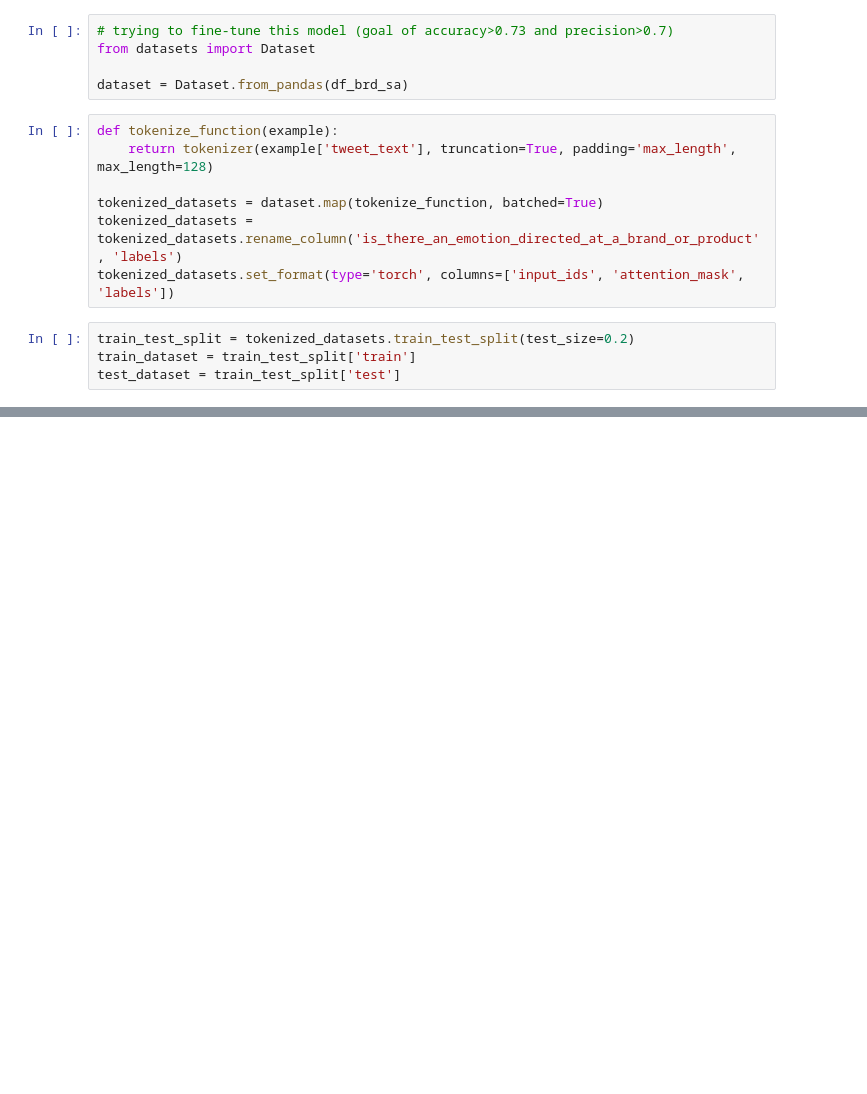
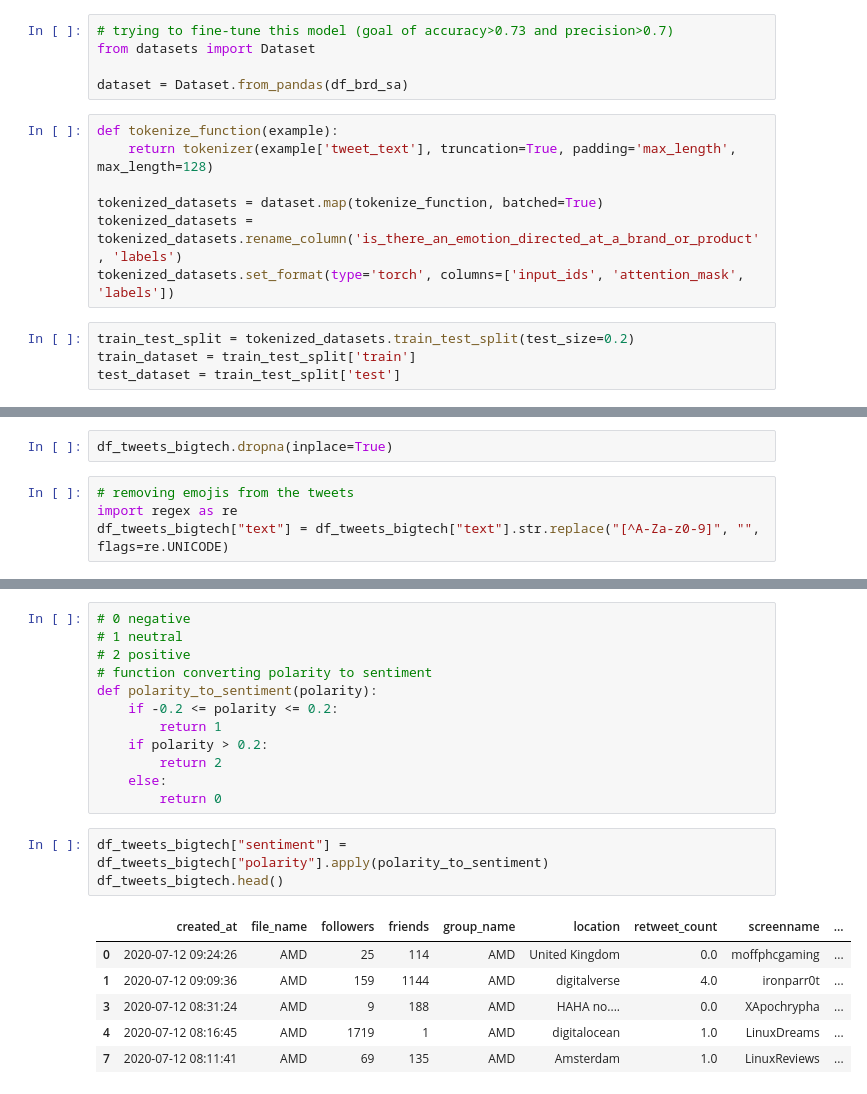
Before and after one commit to GeorgH02/thesis-code-3, a Jupyter notebook: SA BERT.ipynb, the cells around one changed output, grey strips where cells are left out. Cells and saved outputs as stored; diff of their text form; blank space fills up the shorter version.

```diff
--- a/SA BERT.ipynb
+++ b/SA BERT.ipynb
@@ -417,0 +483,6 @@ wandb: Paste an API key from your profile and hit enter, or press ctrl+c to quit
+# %%
+df_tweets_bigtech.dropna(inplace=True)
+# %%
+# removing emojis from the tweets
+import regex as re
+df_tweets_bigtech["text"] = df_tweets_bigtech["text"].str.replace("[^A-Za-z0-9]", "", flags=re.UNICODE)
@@ -417,0 +496,22 @@ wandb: Paste an API key from your profile and hit enter, or press ctrl+c to quit
+# %%
+# 0 negative
+# 1 neutral
+# 2 positive
+# function converting polarity to sentiment
+def polarity_to_sentiment(polarity):
+    if -0.2 <= polarity <= 0.2:
+        return 1
+    if polarity > 0.2:
+        return 2
+    else:
+        return 0
+# %%
+df_tweets_bigtech["sentiment"] = df_tweets_bigtech["polarity"].apply(polarity_to_sentiment)
+df_tweets_bigtech.head()
+# %% [output]
+|  | created_at | file_name | followers | friends | group_name | location | retweet_count | screenname | ... |
+| 0 | 2020-07-12 09:24:26 | AMD | 25 | 114 | AMD | United Kingdom | 0.0 | moffphcgaming | ... |
+| 1 | 2020-07-12 09:09:36 | AMD | 159 | 1144 | AMD | digitalverse | 4.0 | ironparr0t | ... |
+| 3 | 2020-07-12 08:31:24 | AMD | 9 | 188 | AMD | HAHA no.... | 0.0 | XApochrypha | ... |
+| 4 | 2020-07-12 08:16:45 | AMD | 1719 | 1 | AMD | digitalocean | 1.0 | LinuxDreams | ... |
+| 7 | 2020-07-12 08:11:41 | AMD | 69 | 135 | AMD | Amsterdam | 1.0 | LinuxReviews | ... |
```
Also changed, not shown: parts of 21 cells of this notebook.
